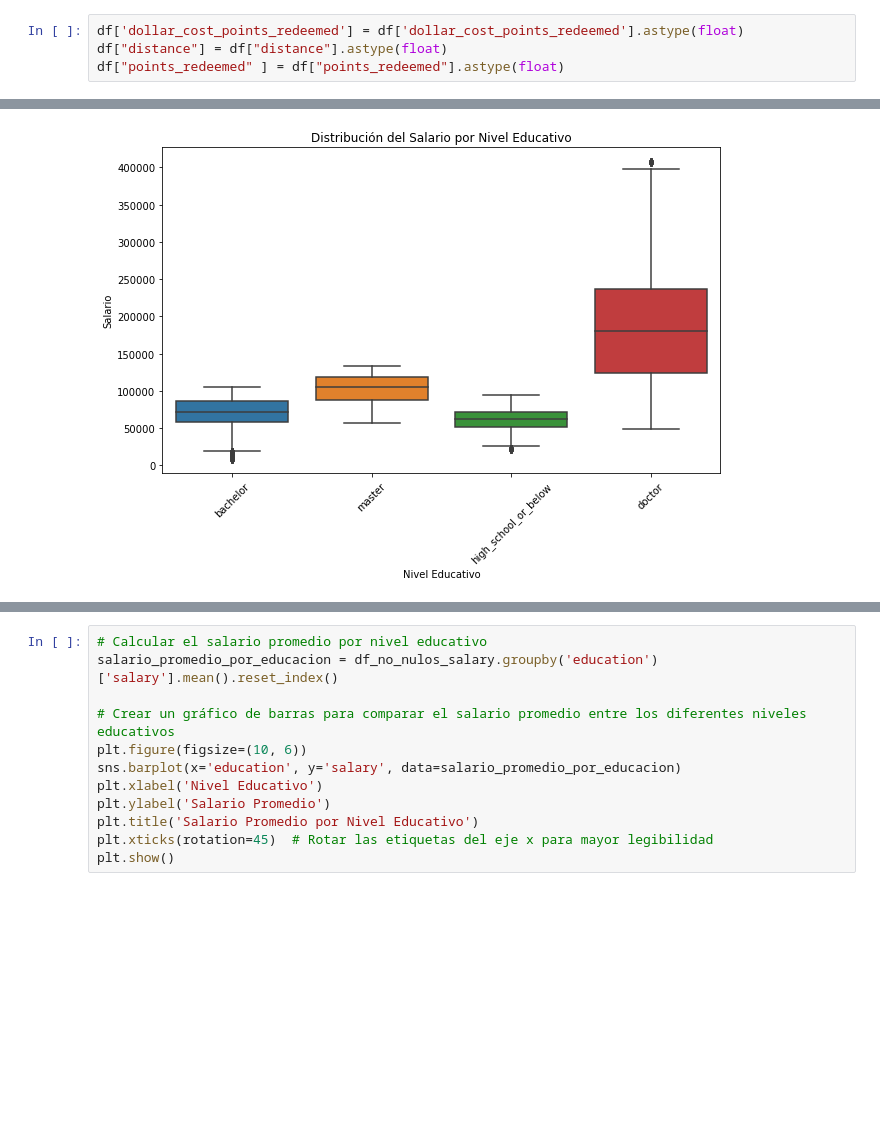
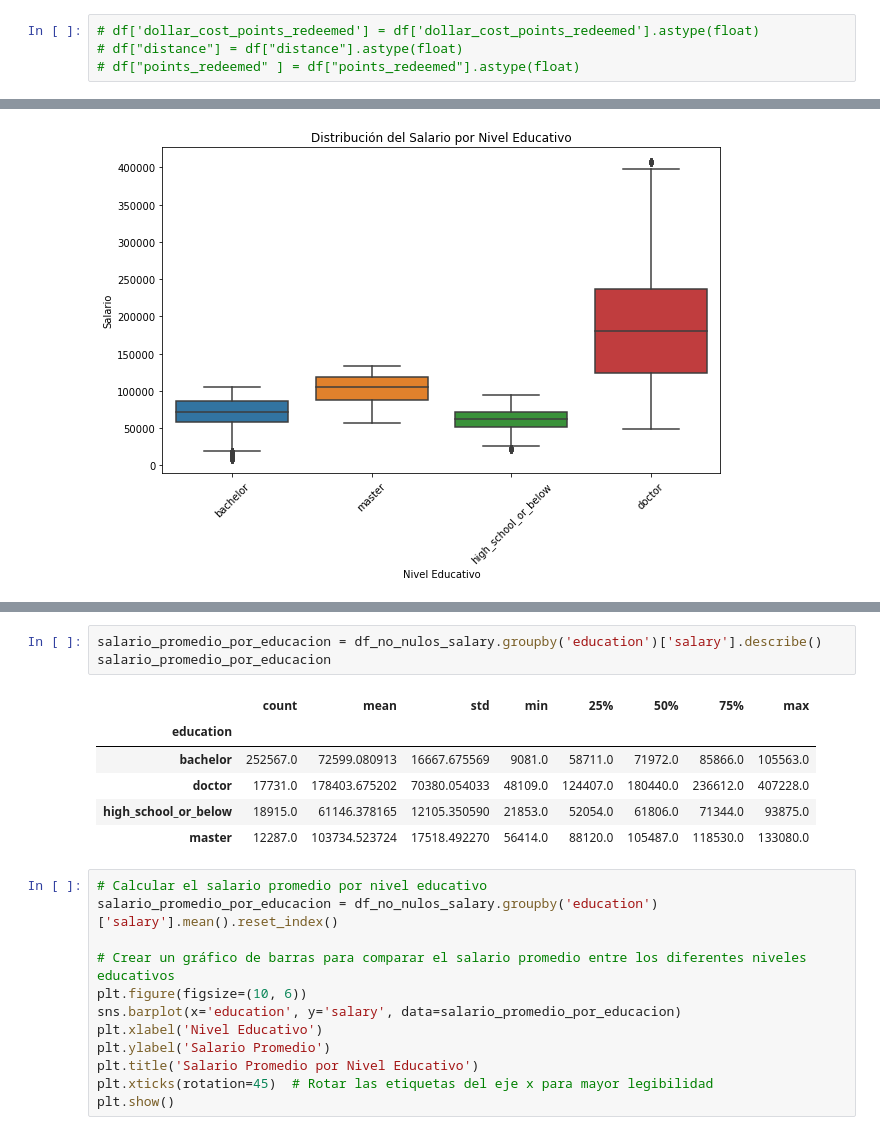
Before and after one commit to Adalab/bda-modulo-3-evaluacion-final-mirnaospinobarrios, a Jupyter notebook: bda-modulo-3.ipynb, the cells around one changed output, grey strips where cells are left out. Cells and saved outputs as stored; diff of their text form; blank space fills up the shorter version.

```diff
--- a/bda-modulo-3.ipynb
+++ b/bda-modulo-3.ipynb
@@ -330,6 +330,6 @@ df.head(1)
 |  | loyalty_number | country | province | city | postal_code | gender | education | salary | marital_status | ... |
 | 0 | 100018 | Canada | alberta | edmonton | t9g_1w3 | female | bachelor | 92552.0 | married | ... |
 # %%
-df['dollar_cost_points_redeemed'] = df['dollar_cost_points_redeemed'].astype(float)
-df["distance"] = df["distance"].astype(float)
-df["points_redeemed" ] = df["points_redeemed"].astype(float)
+# df['dollar_cost_points_redeemed'] = df['dollar_cost_points_redeemed'].astype(float)
+# df["distance"] = df["distance"].astype(float)
+# df["points_redeemed" ] = df["points_redeemed"].astype(float)
@@ -629,3 +769,13 @@ plt.show()
+# %%
+salario_promedio_por_educacion = df_no_nulos_salary.groupby('education')['salary'].describe()
+salario_promedio_por_educacion
+# %% [output]
+|  | count | mean | std | min | 25% | 50% | 75% | max |
+| education |  |  |  |  |  |  |  |  |
+| bachelor | 252567.0 | 72599.080913 | 16667.675569 | 9081.0 | 58711.0 | 71972.0 | 85866.0 | 105563.0 |
+| doctor | 17731.0 | 178403.675202 | 70380.054033 | 48109.0 | 124407.0 | 180440.0 | 236612.0 | 407228.0 |
+| high_school_or_below | 18915.0 | 61146.378165 | 12105.350590 | 21853.0 | 52054.0 | 61806.0 | 71344.0 | 93875.0 |
+| master | 12287.0 | 103734.523724 | 17518.492270 | 56414.0 | 88120.0 | 105487.0 | 118530.0 | 133080.0 |
 # %%
 # Calcular el salario promedio por nivel educativo
 salario_promedio_por_educacion = df_no_nulos_salary.groupby('education')['salary'].mean().reset_index()
```
Also changed, not shown: parts of 25 cells of this notebook.
